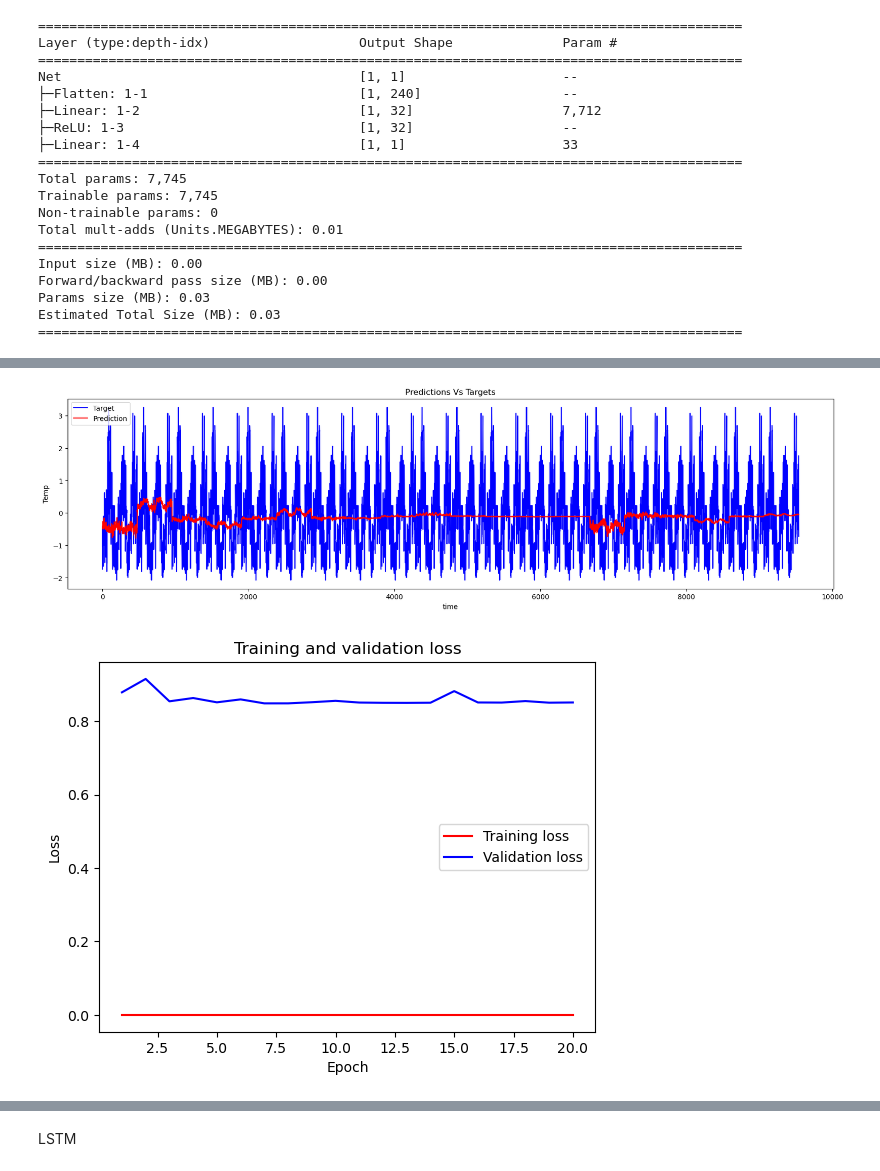
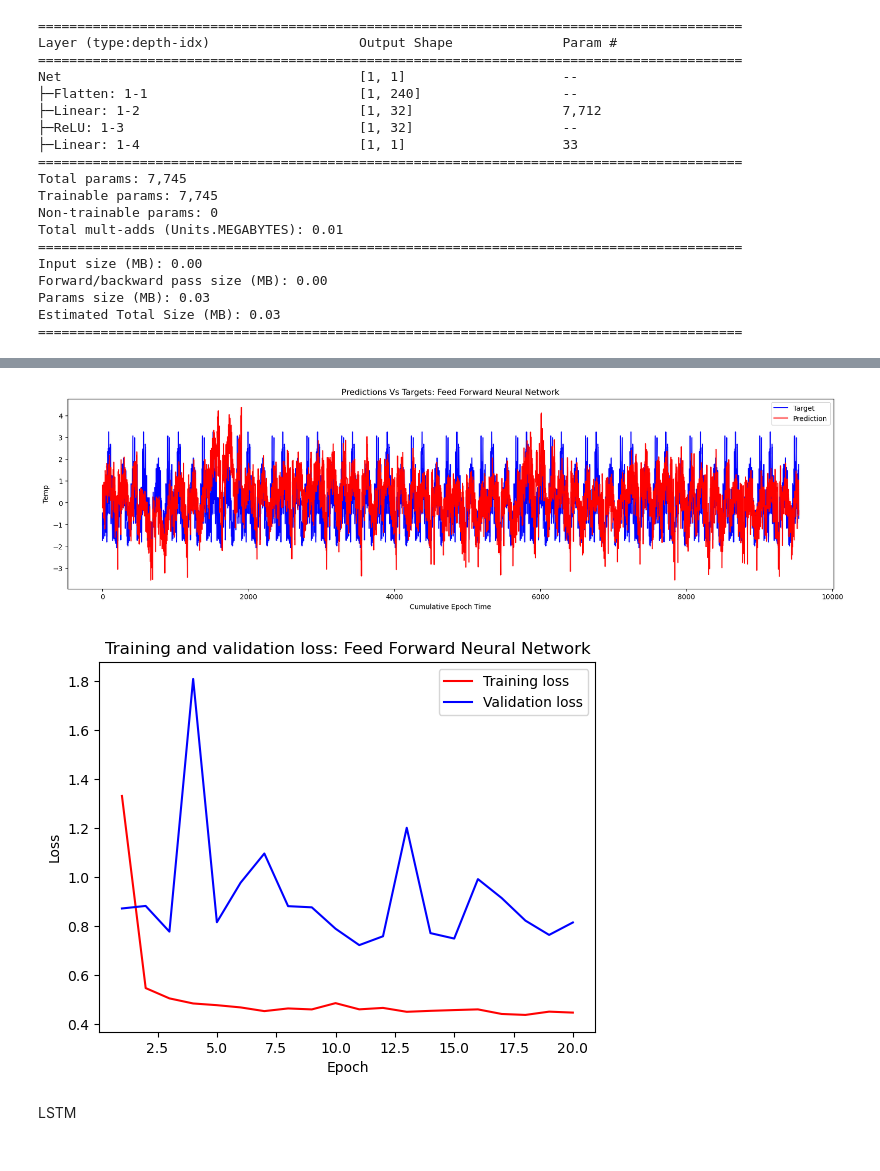
Before and after one commit to andygarcia830/lt5_ml3_hw3, a Jupyter notebook: ML3 - HW3 - LT5.ipynb, the cells around one changed output, grey strips where cells are left out. Cells and saved outputs as stored; diff of their text form; code cells hidden in the pictures.

```diff
--- a/ML3 - HW3 - LT5.ipynb
+++ b/ML3 - HW3 - LT5.ipynb
@@ -297,20 +297,22 @@ print(normalized_data.shape)
 # %% [markdown]
 Look back 120 days, 1 data point per day, predict the next 30th day
 # %%
-NUM_WORKERS = 1
+def generate_loaders():
+    NUM_WORKERS = 1
 
-lookback = 120 # 120 days
-step = 1
-delay = 30 * 2 # predict next 30 days
-batch_size = 120
+    lookback = 120 # 120 days
+    step = 1
+    delay = 30 * 2 # predict next 30 days
+    batch_size = 120
 
-train_dataset = PJMWBDataset(normalized_data, lookback, delay, 0, cutoff_train, step)
-val_dataset = PJMWBDataset(normalized_data, lookback, delay, cutoff_train + 1, cutoff_val, step)
-test_dataset = PJMWBDataset(normalized_data, lookback, delay, cutoff_val + 1, None, step)
+    train_dataset = PJMWBDataset(normalized_data, lookback, delay, 0, cutoff_train, step)
+    val_dataset = PJMWBDataset(normalized_data, lookback, delay, cutoff_train + 1, cutoff_val, step)
+    test_dataset = PJMWBDataset(normalized_data, lookback, delay, cutoff_val + 1, None, step)
 
-train_loader = DataLoader(train_dataset, batch_size=batch_size, shuffle=True, num_workers=NUM_WORKERS)
-val_loader = DataLoader(val_dataset, batch_size=batch_size, shuffle=False, num_workers=NUM_WORKERS)
-test_loader = DataLoader(test_dataset, batch_size=batch_size, shuffle=False, num_workers=NUM_WORKERS)
+    train_loader = DataLoader(train_dataset, batch_size=batch_size, shuffle=True, num_workers=NUM_WORKERS)
+    val_loader = DataLoader(val_dataset, batch_size=batch_size, shuffle=False, num_workers=NUM_WORKERS)
+    test_loader = DataLoader(test_dataset, batch_size=batch_size, shuffle=False, num_workers=NUM_WORKERS)
+    return train_loader, val_loader, test_loader
 # %% [markdown]
 Baseline - Naive Model
 # %%
@@ -386,10 +388,10 @@ class Net(nn.Module):
 # Determine input shape based on your data structure
 input_shape = (lookback // step, normalized_data.shape[-1])
 print(input_shape)
-model = Net(input_shape)
+ffnn = Net(input_shape)
 
 # Print model architecture
-print(model)
+print(ffnn)
 # %% [output]
 (120, 2)
 Net(
@@ -505,39 +521,3 @@ Epoch 20/20, Train Loss: 3.4026, Val Loss: 0.8506
-# %%
-# print(pred_history)
-x_axis = range(1, len(pred_history) + 1)
-
-plt.figure(figsize=(20,5))
-plt.plot(x_axis, target_history, 'b', label='Target')
-plt.plot(x_axis, pred_history, 'r', label='Prediction')
-plt.title('Predictions Vs Targets')
-plt.xlabel('time')
-plt.ylabel('Temp')
-plt.legend()
-
-plt.show()
-# %% [output]
-[figure, removed]
-# %%
-import matplotlib.pyplot as plt
-
-max_loss_threshold = 2
-
-# Clip the losses to this threshold
-clipped_train_losses = np.clip(train_losses, None, max_loss_threshold)
-clipped_val_losses = np.clip(val_losses, None, max_loss_threshold)
-
-# Plotting the loss curves
-epochs = range(1, len(train_losses) + 1)
-
-plt.figure()
-
-plt.plot(epochs, clipped_train_losses, 'r', label='Training loss')
-plt.plot(epochs, clipped_val_losses, 'b', label='Validation loss')
-plt.title('Training and validation loss')
-plt.xlabel('Epoch')
-plt.ylabel('Loss')
-plt.legend()
-
-plt.show()
-# %% [output]
-[figure, removed]
+# %%
+run_model(ffnn, 'Feed Forward Neural Network')
+# %% [output]
@@ -544,3 +541,5 @@ plt.show()
+[figure, added]
+[figure, added]
 # %% [markdown]
 LSTM
 # %%
```
Also changed, not shown: parts of 19 cells of this notebook.
